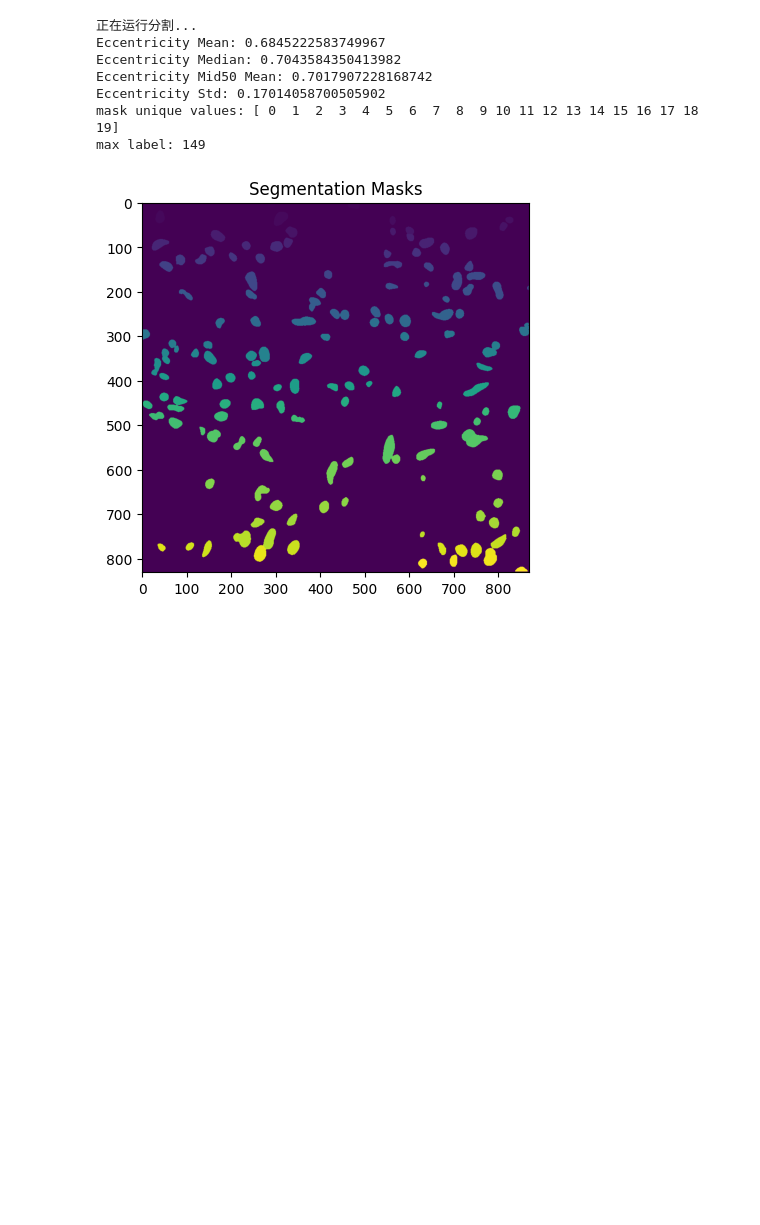
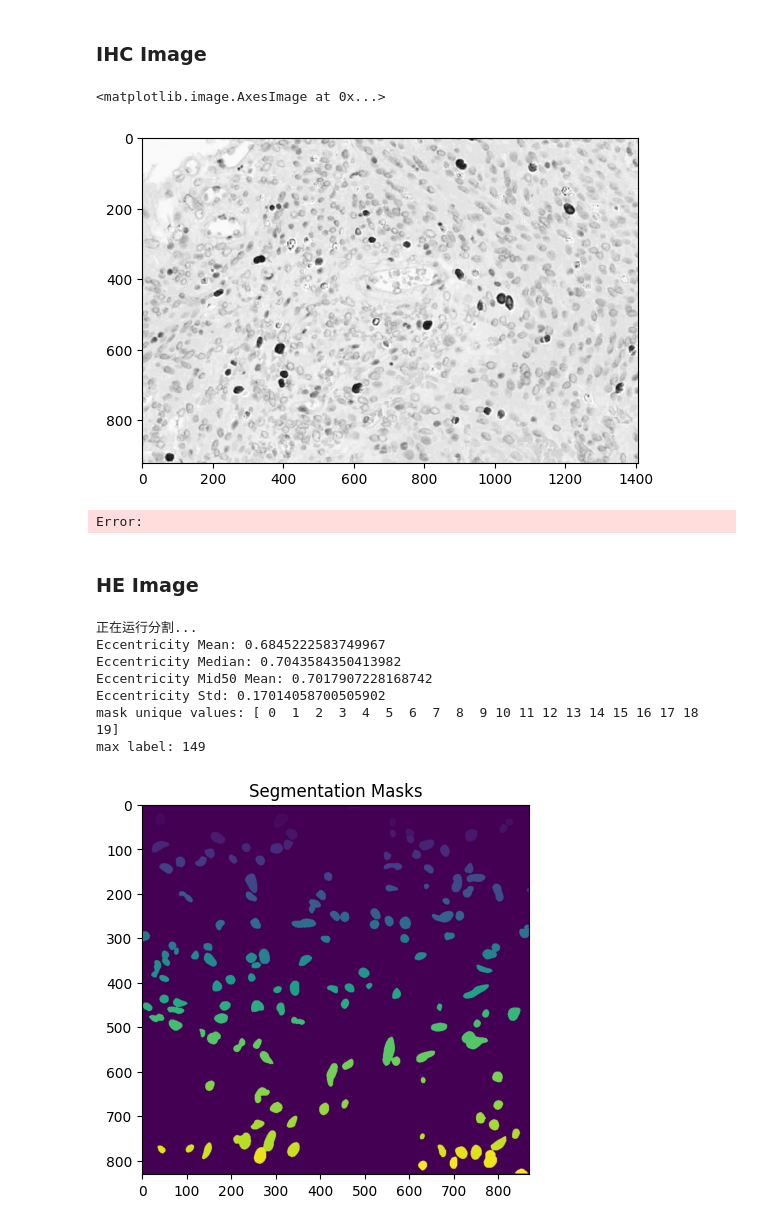
Before and after one commit to JinzhenHu/OnSight_Pathology, a Jupyter notebook: celltest/cellseg.ipynb, the cells around one changed output. Saved outputs shown, nothing was run; the diff lists cells and outputs as text; code cells hidden in the pictures; blank space fills up the shorter version.

```diff
--- a/celltest/cellseg.ipynb
+++ b/celltest/cellseg.ipynb
@@ -23,6 +24,66 @@ from skimage.measure import label, regionprops_table
 # %%
 # 初始化模型（nuclei专用）
 model = models.CellposeModel(gpu=True)
+# %% [markdown]
+### IHC Image
+# %%
+image = io.imread(r'c:\Users\Eric\OneDrive - Johns Hopkins\xwechat_files\wxid_t5w5u095diir12_4a30\temp\RWTemp\2026-04\9e20f478899dc29eb19741386f9343c8\ffc4dd5df85447439251bf863d743644.png')  # 替换为你的图像路径
+def deconvolution_ihc_ki67_dynamic(img_rgb):
+    I_0 = 255
+    stain_color_map = htk.preprocessing.color_deconvolution.stain_color_map
+
+    try:
+        # 1) 动态估计 stain matrix
+        W_estimated = htk.preprocessing.color_deconvolution.rgb_separate_stains_macenko_pca(
+            img_rgb, I_0
+        )
+
+        # 2) 在估计出的 stain 中，找最接近 hematoxylin / DAB 的方向
+        h_index = htk.preprocessing.color_deconvolution.find_stain_index(
+            stain_color_map['hematoxylin'], W_estimated
+        )
+        d_index = htk.preprocessing.color_deconvolution.find_stain_index(
+            stain_color_map['dab'], W_estimated
+        )
+
+        # 防止两个 stain 被匹配到同一列
+        if h_index == d_index:
+            raise ValueError("Estimated stain vectors are not well separated.")
+
+        # 3) 组装自定义 stain matrix
+        W_custom = np.zeros((3, 3))
+        W_custom[:, 0] = W_estimated[:, h_index]
+        W_custom[:, 1] = W_estimated[:, d_index]
+
+        # 4) 补第三个正交 stain
+        W_custom = htk.preprocessing.color_deconvolution.complement_stain_matrix(W_custom)
+
+        # 5) 解卷积
+        deconv_result = htk.preprocessing.color_deconvolution.color_deconvolution(
+            img_rgb, W_custom, I_0
+        )
+
+    except (LinAlgError, IndexError, ValueError):
+        print("Dynamic stain estimation failed. Using default H-DAB matrix.")
+        stains = ['hematoxylin', 'dab', 'null']
+        W_custom = np.array([stain_color_map[st] for st in stains]).T
+        deconv_result = htk.preprocessing.color_deconvolution.color_deconvolution(
+            img_rgb, W_custom, I_0
+        )
+
+    im_nuclei = deconv_result.Stains[:, :, 0]   # H channel
+    im_dab = deconv_result.Stains[:, :, 1]      # DAB channel
+    return im_nuclei, im_dab
+
+im_nuclei, im_dab = deconvolution_ihc_ki67_dynamic(image)
+
+plt.imshow(im_nuclei, cmap='gray')
+# %% [output]
+<matplotlib.image.AxesImage at 0x...>
+[figure, added]
+Error:
+# %% [markdown]
+### HE Image
 # %%
 path = r"c:\Users\Eric\OneDrive - Johns Hopkins\xwechat_files\wxid_t5w5u095diir12_4a30\temp\RWTemp\2026-04\dd7e95cfc27ffc243856336fc4e279f5.png"
 img = io.imread(path)
```
Also changed, not shown: parts of 1 cell of this notebook, 8 other files.
